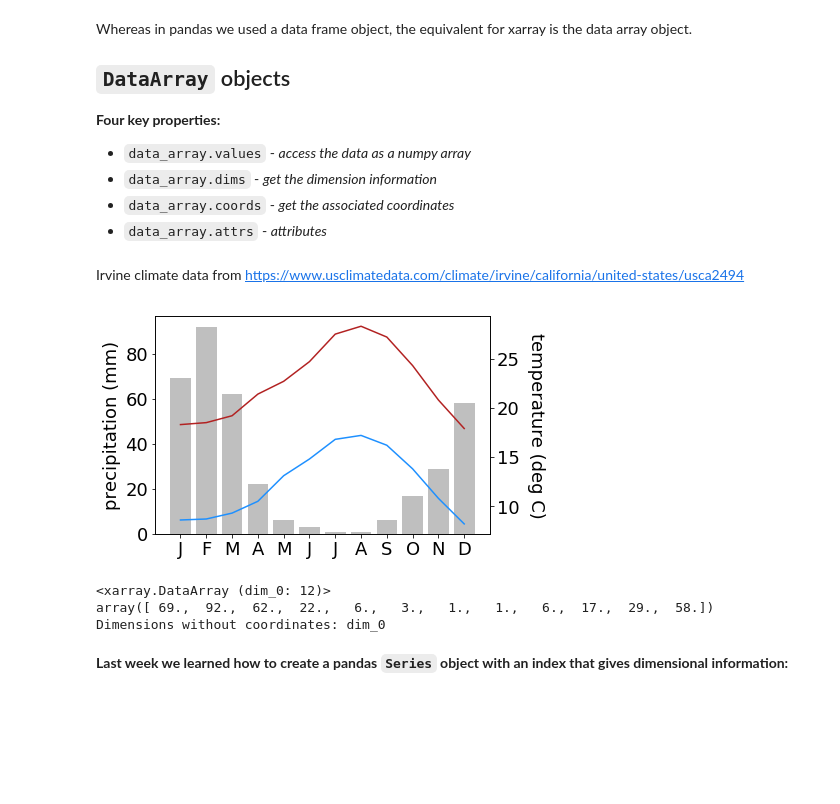
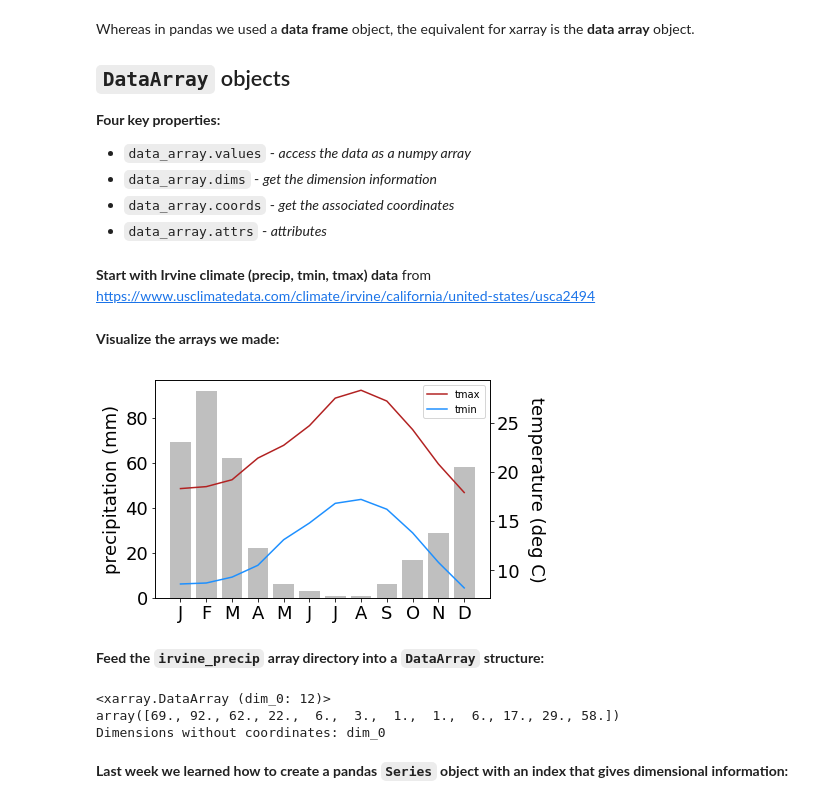
Before and after one commit to bairdlangenbrunner/ESS-Python-Tutorial, a Jupyter notebook: materials/week5/1-introduction-to-xarray.ipynb, the cells around one changed output. Cells and saved outputs as stored; diff of their text form; code cells hidden in the pictures; blank space fills up the shorter version.

````diff
--- a/materials/week5/1-introduction-to-xarray.ipynb
+++ b/materials/week5/1-introduction-to-xarray.ipynb
@@ -44,7 +45,7 @@ import xarray as xr
 import pandas as pd
 import matplotlib.pyplot as plt
 # %% [markdown]
-Whereas in pandas we used a data frame object, the equivalent for xarray is the data array object.
+Whereas in pandas we used a **data frame** object, the equivalent for xarray is the **data array** object.
 
 ## ```DataArray``` objects
 
@@ -54,7 +55,7 @@ Whereas in pandas we used a data frame object, the equivalent for xarray is the
 * ```data_array.coords``` - *get the associated coordinates*
 * ```data_array.attrs``` - *attributes*
 # %% [markdown]
-Irvine climate data from [https://www.usclimatedata.com/climate/irvine/california/united-states/usca2494](https://www.usclimatedata.com/climate/irvine/california/united-states/usca2494)
+**Start with Irvine climate (precip, tmin, tmax) data** from [https://www.usclimatedata.com/climate/irvine/california/united-states/usca2494](https://www.usclimatedata.com/climate/irvine/california/united-states/usca2494)
 # %%
 month_integers = np.array((1,2,3,4,5,6,7,8,9,10,11,12))
 month_names = np.array(('January','February','March','April',
@@ -64,31 +65,37 @@ month_names = np.array(('January','February','March','April',
 irvine_precip = np.array((69,92,62,22,6,3,1,1,6,17,29,58), dtype=np.float)
 irvine_tmax = np.array((18.3,18.5,19.2,21.4,22.7,24.7,27.5,28.3,27.2,24.3,20.8,17.9))
 irvine_tmin = np.array((8.6,8.7,9.3,10.5,13.1,14.8,16.8,17.2,16.2,13.8,10.8,8.2))
+# %% [markdown]
+**Visualize the arrays we made:**
 # %%
 fig = plt.figure()
 
 ax = fig.add_subplot(111)
 ax.bar(month_integers, irvine_precip, color='0.75')
 ax.set_ylabel('precipitation (mm)', fontsize=18)
 
 ax_temp = ax.twinx()
-ax_temp.plot(month_integers, irvine_tmax, c='firebrick')
-ax_temp.plot(month_integers, irvine_tmin, c='dodgerblue')
+ax_temp.plot(month_integers, irvine_tmax, c='firebrick', label='tmax')
+ax_temp.plot(month_integers, irvine_tmin, c='dodgerblue', label='tmin')
 ax_temp.set_ylabel('temperature (deg C)', fontsize=18, rotation=-90, labelpad=25)
 
 ax.tick_params(labelsize=18)
 ax_temp.tick_params(labelsize=18)
 
+ax_temp.legend()
 ax.set_xticks(month_integers);
 ax.set_xticklabels(['J','F','M','A','M','J','J','A','S','O','N','D']);
 # %% [output]
-[figure, old version]
+[figure, new version]
-# %%
-xr.DataArray(irvine_precip)
-# %% [output]
-<xarray.DataArray (dim_0: 12)>
-array([ 69.,  92.,  62.,  22.,   6.,   3.,   1.,   1.,   6.,  17.,  29.,  58.])
-Dimensions without coordinates: dim_0
+# %% [markdown]
+**Feed the ```irvine_precip``` array directory into a ```DataArray``` structure:**
+# %%
+precip_da = xr.DataArray(irvine_precip)
+print(precip_da)
+# %% [output]
+<xarray.DataArray (dim_0: 12)>
+array([69., 92., 62., 22.,  6.,  3.,  1.,  1.,  6., 17., 29., 58.])
+Dimensions without coordinates: dim_0
 # %% [markdown]
 **Last week we learned how to create a pandas ```Series``` object with an index that gives dimensional information:**
 # %%
````
Also changed, not shown: parts of 18 cells of this notebook, 3 other files.
